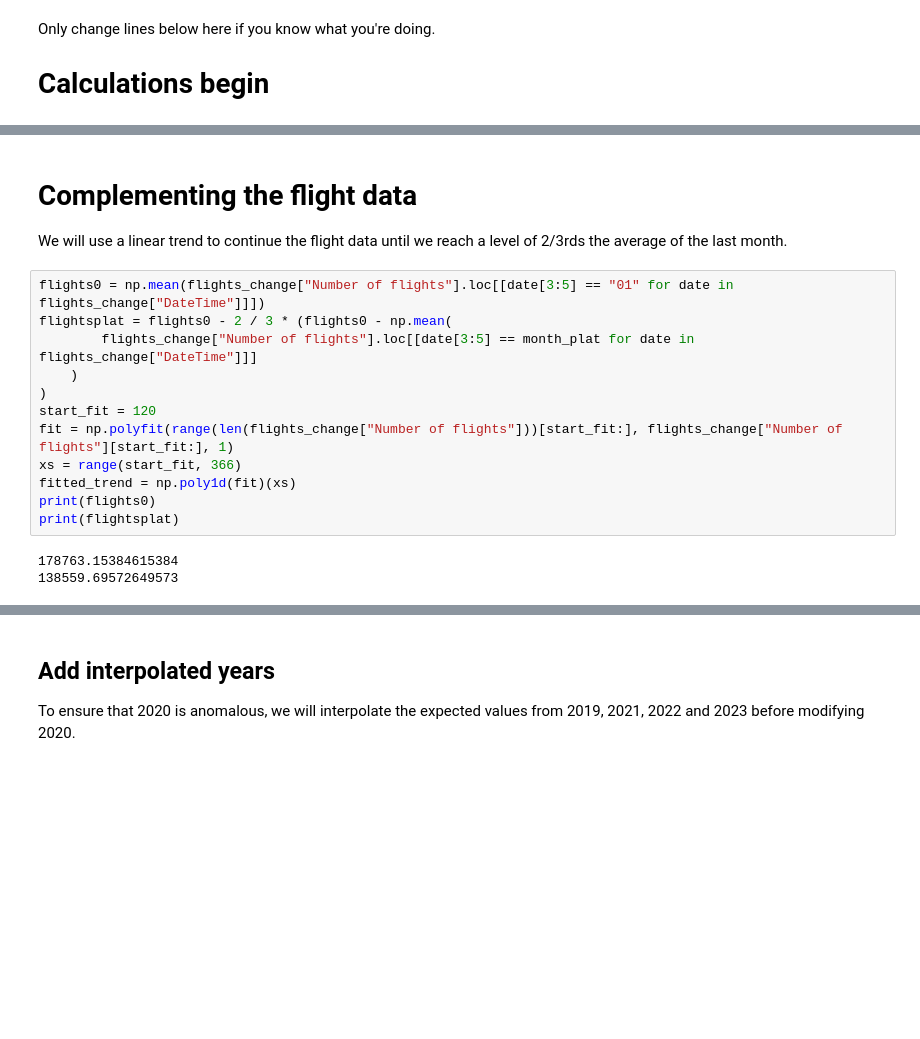
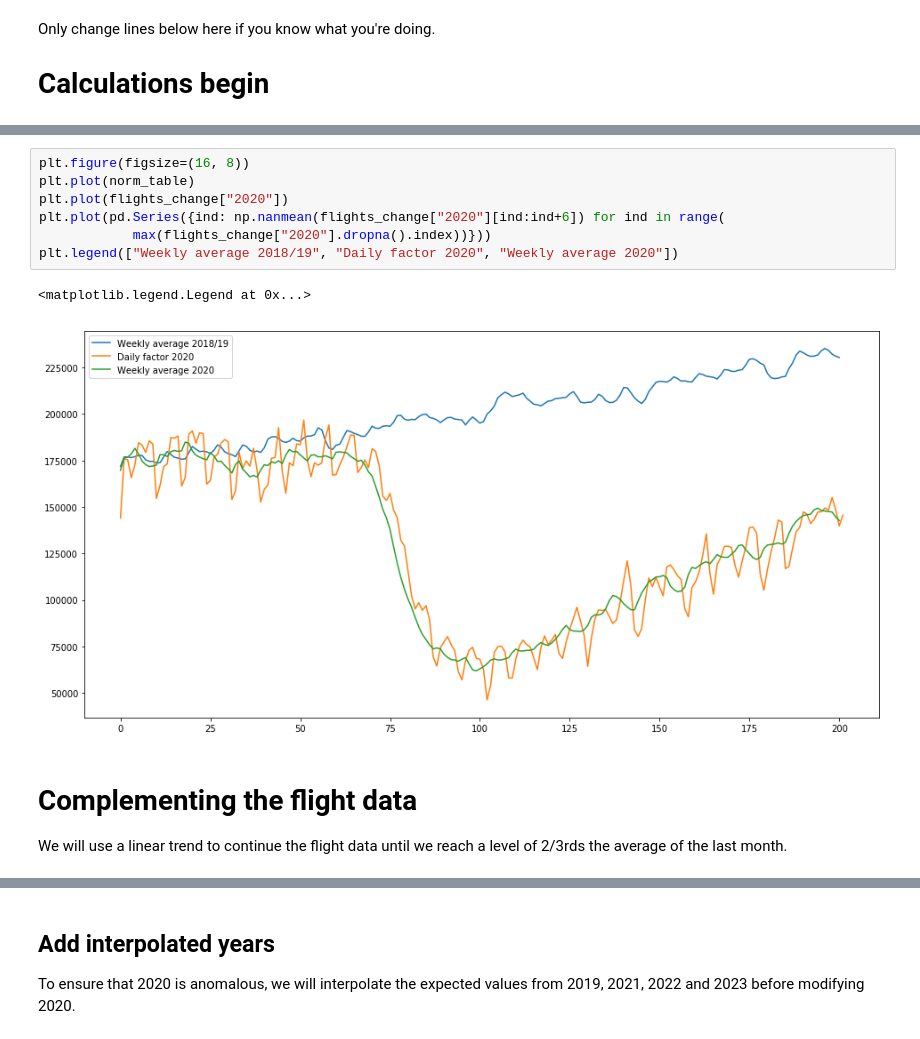
Before and after one commit to Rlamboll/modify_COVID19_netCDF_Emissions, a Jupyter notebook: calculations/calc_aviation_emissions.ipynb, the cells around one changed output, grey strips where cells are left out. Cells and saved outputs as stored; diff of their text form; blank space fills up the shorter version.

```diff
--- a/calculations/calc_aviation_emissions.ipynb
+++ b/calculations/calc_aviation_emissions.ipynb
@@ -76,18 +104,13 @@ flights_change.head(20)
+# %%
+plt.figure(figsize=(16, 8))
+plt.plot(norm_table)
+plt.plot(flights_change["2020"])
+plt.plot(pd.Series({ind: np.nanmean(flights_change["2020"][ind:ind+6]) for ind in range(
+            max(flights_change["2020"].dropna().index))}))
+plt.legend(["Weekly average 2018/19", "Daily factor 2020", "Weekly average 2020"])
+# %% [output]
+<matplotlib.legend.Legend at 0x...>
+[figure, added]
 # %% [markdown]
 # Complementing the flight data
 We will use a linear trend to continue the flight data until we reach a level of 2/3rds the average of the last month.
-# %%
-flights0 = np.mean(flights_change["Number of flights"].loc[[date[3:5] == "01" for date in flights_change["DateTime"]]])
-flightsplat = flights0 - 2 / 3 * (flights0 - np.mean(
-        flights_change["Number of flights"].loc[[date[3:5] == month_plat for date in flights_change["DateTime"]]]
-    )
-)
-start_fit = 120
-fit = np.polyfit(range(len(flights_change["Number of flights"]))[start_fit:], flights_change["Number of flights"][start_fit:], 1)
-xs = range(start_fit, 366)
-fitted_trend = np.poly1d(fit)(xs)
-print(flights0)
-print(flightsplat)
-# %% [output]
-178763.15384615384
-138559.69572649573
```
Also changed, not shown: parts of 16 cells of this notebook, 1 other file.
